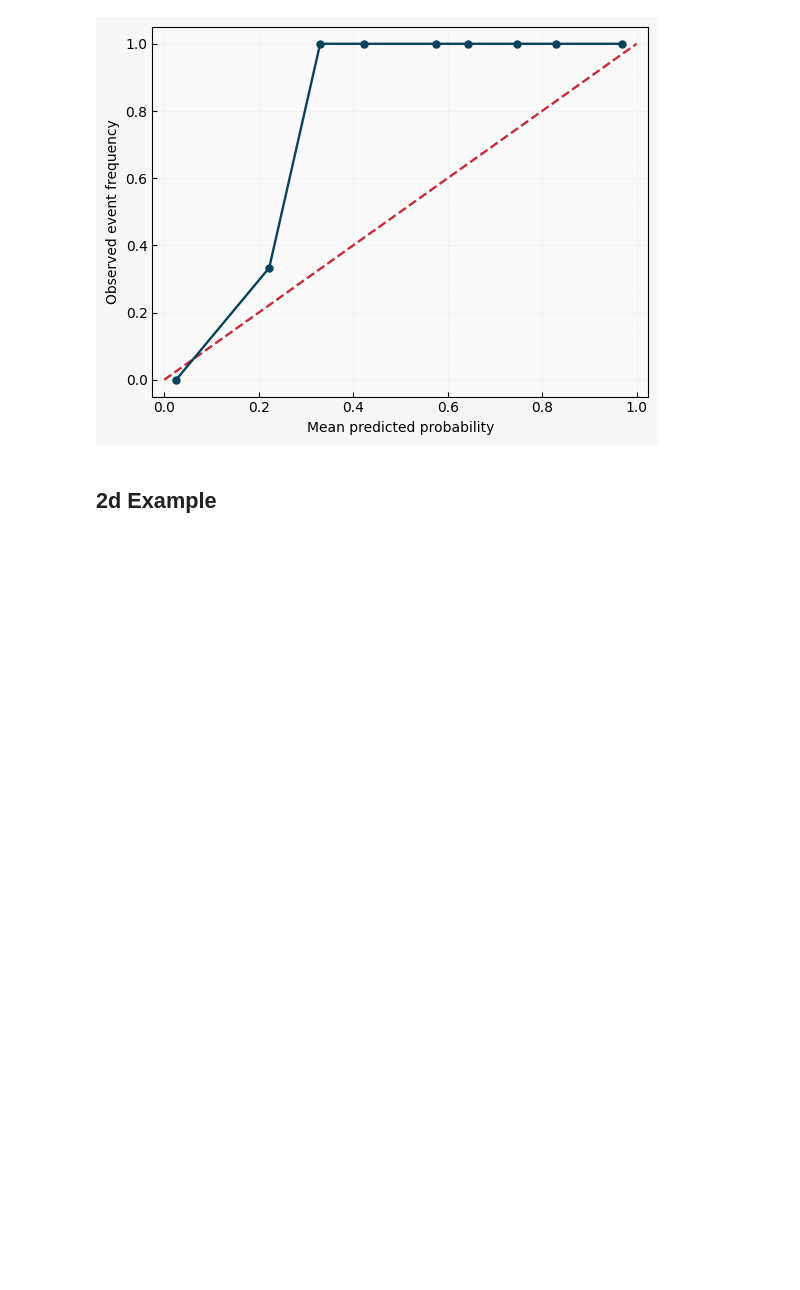
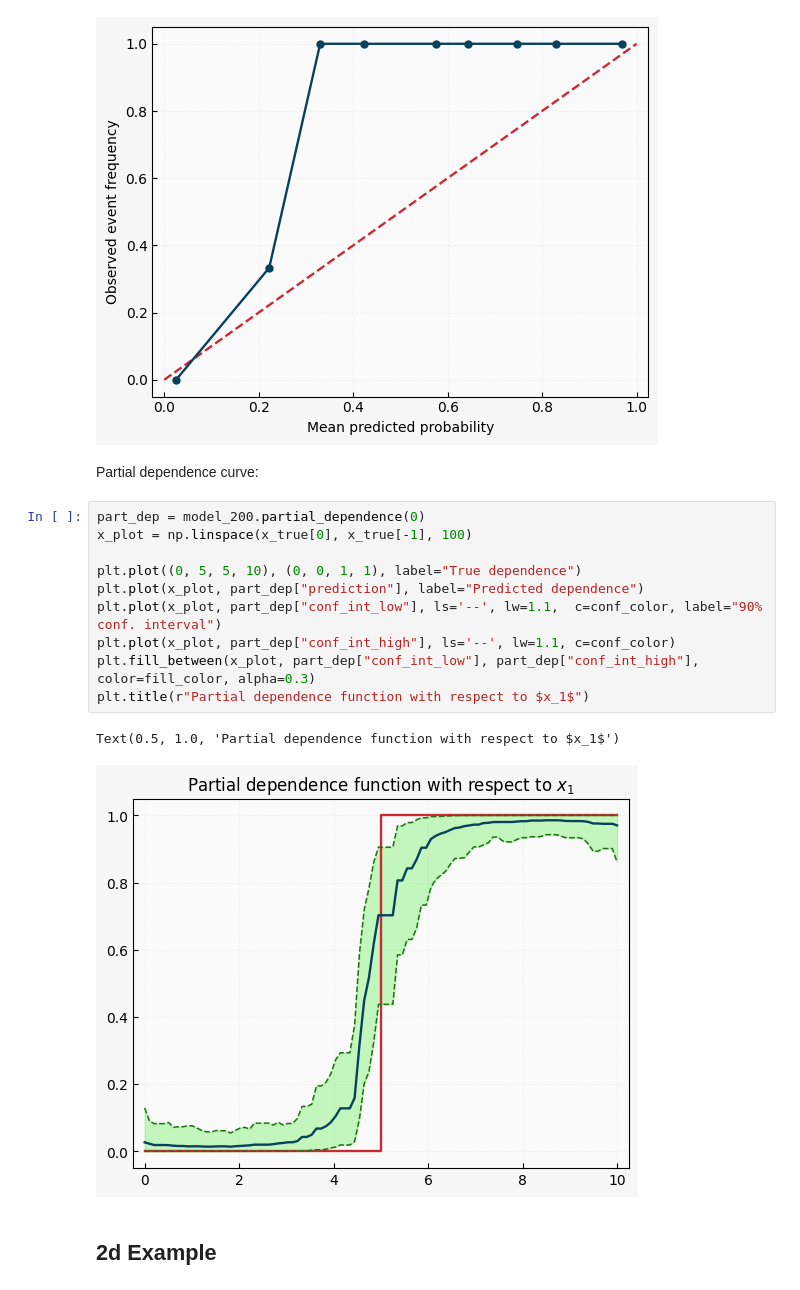
Before and after one commit to PetarMatejcic/GenBART, a Jupyter notebook: notebooks/basic_probit_example.ipynb, the cells around one changed output. Saved outputs shown, nothing was run; the diff lists cells and outputs as text; blank space fills up the shorter version.

```diff
--- a/notebooks/basic_probit_example.ipynb
+++ b/notebooks/basic_probit_example.ipynb
@@ -86,6 +86,21 @@ plt.ylabel("Observed event frequency")
 plt.show()
 # %% [output]
 [figure]
+# %% [markdown]
+Partial dependence curve:
+# %%
+part_dep = model_200.partial_dependence(0)
+x_plot = np.linspace(x_true[0], x_true[-1], 100)
+
+plt.plot((0, 5, 5, 10), (0, 0, 1, 1), label="True dependence")
+plt.plot(x_plot, part_dep["prediction"], label="Predicted dependence")
+plt.plot(x_plot, part_dep["conf_int_low"], ls='--', lw=1.1,  c=conf_color, label="90% conf. interval")
+plt.plot(x_plot, part_dep["conf_int_high"], ls='--', lw=1.1, c=conf_color)
+plt.fill_between(x_plot, part_dep["conf_int_low"], part_dep["conf_int_high"], color=fill_color, alpha=0.3)
+plt.title(r"Partial dependence function with respect to $x_1$")
+# %% [output]
+Text(0.5, 1.0, 'Partial dependence function with respect to $x_1$')
+[figure, added]
 # %% [markdown]
 ## 2d Example
 # %%
```
Also changed, not shown: 2 other files.
